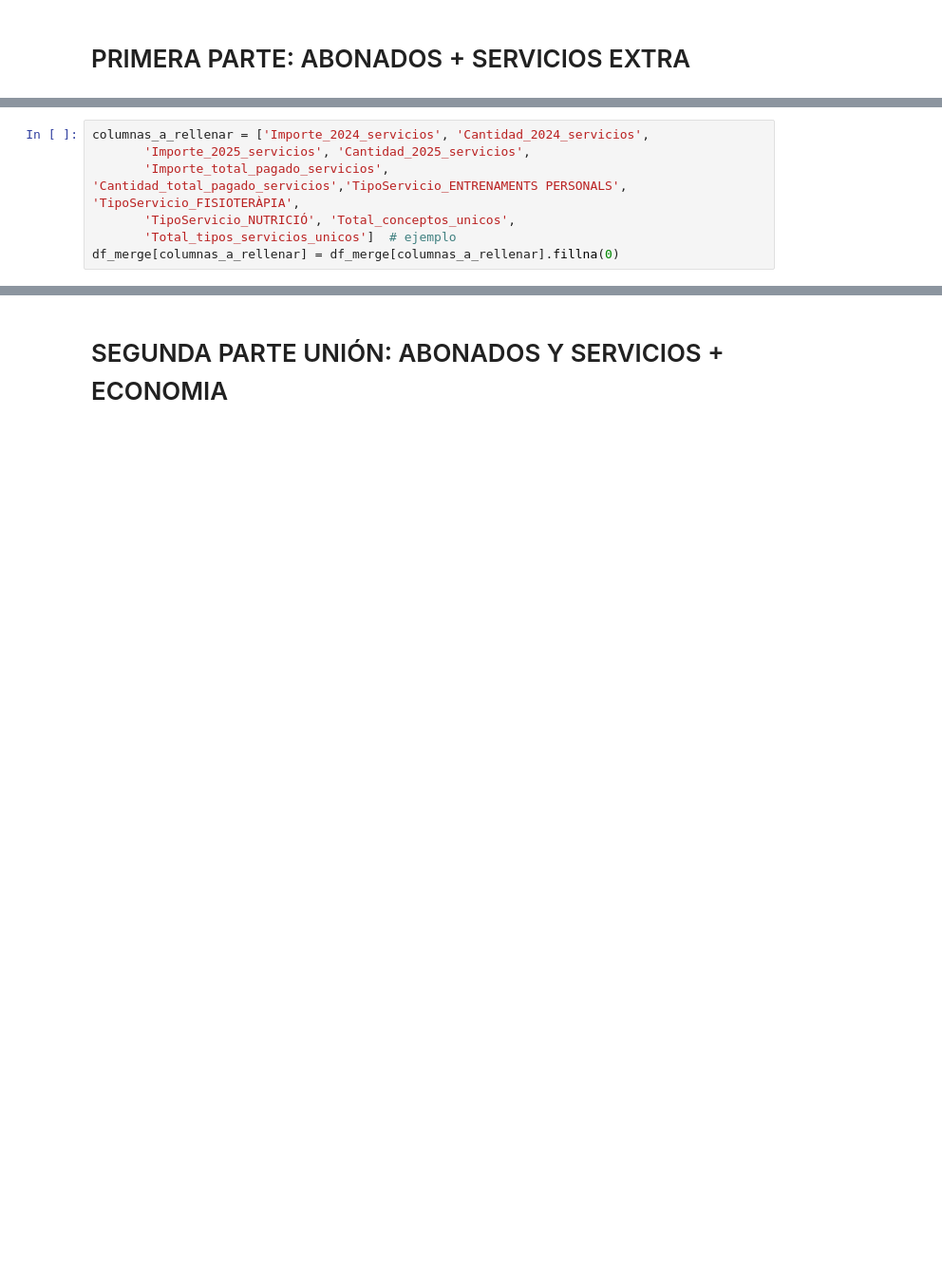
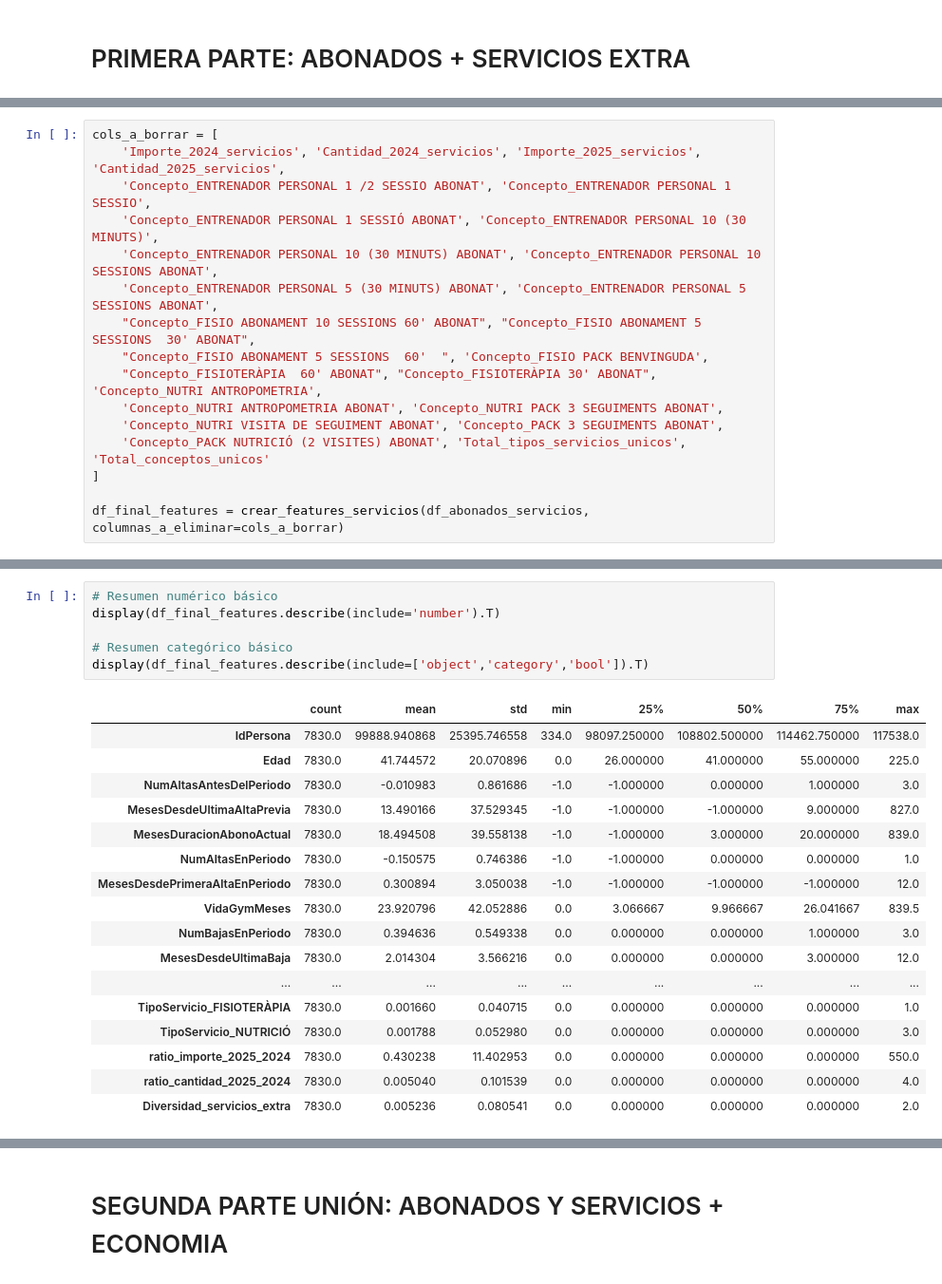
Before and after one commit to CescBlanco/TFM-FINAL, a Jupyter notebook: eda_feature_engineering/archivo_final.ipynb, the cells around one changed output, grey strips where cells are left out. Shown at 95% size. Drawn from its saved outputs; the diff is of its cells as text; blank space fills up the shorter version.

```diff
--- a/eda_feature_engineering/archivo_final.ipynb
+++ b/eda_feature_engineering/archivo_final.ipynb
@@ -229,7 +41,0 @@ Index(['IdPersona', 'Edad', 'Sexo_Mujer', 'Churn', 'AntiguedadAños',
-# %%
-columnas_a_rellenar = ['Importe_2024_servicios', 'Cantidad_2024_servicios',
-       'Importe_2025_servicios', 'Cantidad_2025_servicios',
-       'Importe_total_pagado_servicios', 'Cantidad_total_pagado_servicios','TipoServicio_ENTRENAMENTS PERSONALS', 'TipoServicio_FISIOTERÀPIA',
-       'TipoServicio_NUTRICIÓ', 'Total_conceptos_unicos',
-       'Total_tipos_servicios_unicos']  # ejemplo
-df_merge[columnas_a_rellenar] = df_merge[columnas_a_rellenar].fillna(0)
@@ -311,0 +226,16 @@ No duplicate rows
+# %%
+cols_a_borrar = [
+    'Importe_2024_servicios', 'Cantidad_2024_servicios', 'Importe_2025_servicios', 'Cantidad_2025_servicios',
+    'Concepto_ENTRENADOR PERSONAL 1 /2 SESSIO ABONAT', 'Concepto_ENTRENADOR PERSONAL 1 SESSIO',
+    'Concepto_ENTRENADOR PERSONAL 1 SESSIÓ ABONAT', 'Concepto_ENTRENADOR PERSONAL 10 (30 MINUTS)',
+    'Concepto_ENTRENADOR PERSONAL 10 (30 MINUTS) ABONAT', 'Concepto_ENTRENADOR PERSONAL 10 SESSIONS ABONAT',
+    'Concepto_ENTRENADOR PERSONAL 5 (30 MINUTS) ABONAT', 'Concepto_ENTRENADOR PERSONAL 5 SESSIONS ABONAT',
+    "Concepto_FISIO ABONAMENT 10 SESSIONS 60' ABONAT", "Concepto_FISIO ABONAMENT 5 SESSIONS  30' ABONAT",
+    "Concepto_FISIO ABONAMENT 5 SESSIONS  60'  ", 'Concepto_FISIO PACK BENVINGUDA',
+    "Concepto_FISIOTERÀPIA  60' ABONAT", "Concepto_FISIOTERÀPIA 30' ABONAT", 'Concepto_NUTRI ANTROPOMETRIA',
+    'Concepto_NUTRI ANTROPOMETRIA ABONAT', 'Concepto_NUTRI PACK 3 SEGUIMENTS ABONAT',
+    'Concepto_NUTRI VISITA DE SEGUIMENT ABONAT', 'Concepto_PACK 3 SEGUIMENTS ABONAT',
+    'Concepto_PACK NUTRICIÓ (2 VISITES) ABONAT', 'Total_tipos_servicios_unicos', 'Total_conceptos_unicos'
+]
+
+df_final_features = crear_features_servicios(df_abonados_servicios, columnas_a_eliminar=cols_a_borrar)
@@ -311,0 +258,24 @@ No duplicate rows
+# %%
+# Resumen numérico básico
+display(df_final_features.describe(include='number').T)
+
+# Resumen categórico básico
+display(df_final_features.describe(include=['object','category','bool']).T)
+# %% [output]
+|  | count | mean | std | min | 25% | 50% | 75% | max |
+| IdPersona | 7830.0 | 99888.940868 | 25395.746558 | 334.0 | 98097.250000 | 108802.500000 | 114462.750000 | 117538.0 |
+| Edad | 7830.0 | 41.744572 | 20.070896 | 0.0 | 26.000000 | 41.000000 | 55.000000 | 225.0 |
+| NumAltasAntesDelPeriodo | 7830.0 | -0.010983 | 0.861686 | -1.0 | -1.000000 | 0.000000 | 1.000000 | 3.0 |
+| MesesDesdeUltimaAltaPrevia | 7830.0 | 13.490166 | 37.529345 | -1.0 | -1.000000 | -1.000000 | 9.000000 | 827.0 |
+| MesesDuracionAbonoActual | 7830.0 | 18.494508 | 39.558138 | -1.0 | -1.000000 | 3.000000 | 20.000000 | 839.0 |
+| NumAltasEnPeriodo | 7830.0 | -0.150575 | 0.746386 | -1.0 | -1.000000 | 0.000000 | 0.000000 | 1.0 |
+| MesesDesdePrimeraAltaEnPeriodo | 7830.0 | 0.300894 | 3.050038 | -1.0 | -1.000000 | -1.000000 | -1.000000 | 12.0 |
+| VidaGymMeses | 7830.0 | 23.920796 | 42.052886 | 0.0 | 3.066667 | 9.966667 | 26.041667 | 839.5 |
+| NumBajasEnPeriodo | 7830.0 | 0.394636 | 0.549338 | 0.0 | 0.000000 | 0.000000 | 1.000000 | 3.0 |
+| MesesDesdeUltimaBaja | 7830.0 | 2.014304 | 3.566216 | 0.0 | 0.000000 | 0.000000 | 3.000000 | 12.0 |
+| ... | ... | ... | ... | ... | ... | ... | ... | ... |
+| TipoServicio_FISIOTERÀPIA | 7830.0 | 0.001660 | 0.040715 | 0.0 | 0.000000 | 0.000000 | 0.000000 | 1.0 |
+| TipoServicio_NUTRICIÓ | 7830.0 | 0.001788 | 0.052980 | 0.0 | 0.000000 | 0.000000 | 0.000000 | 3.0 |
+| ratio_importe_2025_2024 | 7830.0 | 0.430238 | 11.402953 | 0.0 | 0.000000 | 0.000000 | 0.000000 | 550.0 |
+| ratio_cantidad_2025_2024 | 7830.0 | 0.005040 | 0.101539 | 0.0 | 0.000000 | 0.000000 | 0.000000 | 4.0 |
+| Diversidad_servicios_extra | 7830.0 | 0.005236 | 0.080541 | 0.0 | 0.000000 | 0.000000 | 0.000000 | 2.0 |
```
Also changed, not shown: parts of 127 cells of this notebook, 1 other file.
